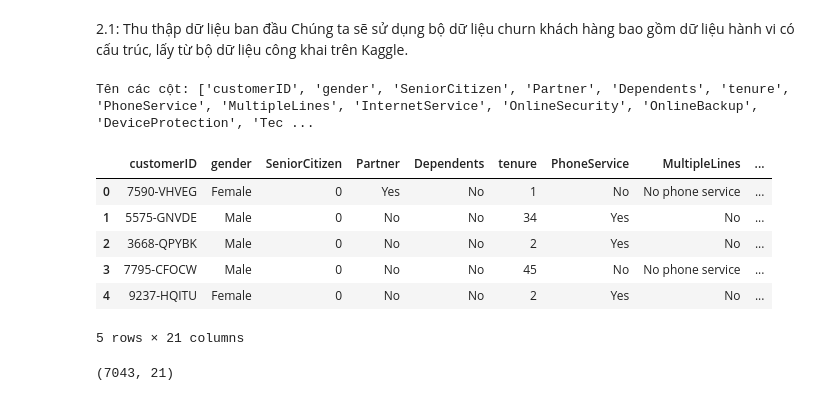
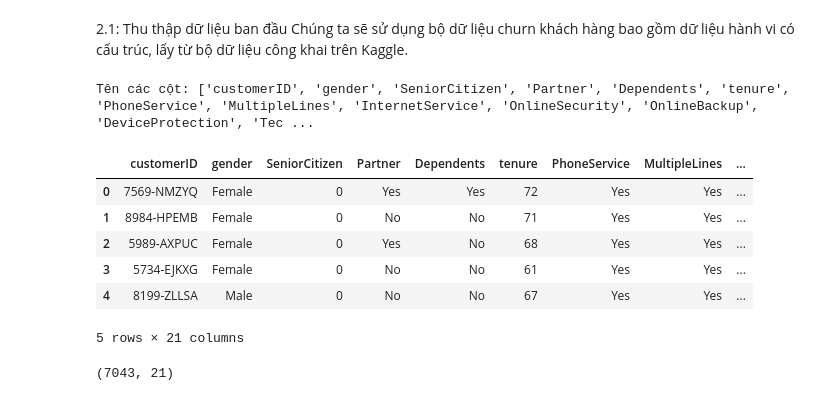
Before and after one commit to xuandieu09-mn/Customer-churn-classification, a Jupyter notebook: notebooks/crisp-dm-methodology-for-a-customer-churn.ipynb, the cells around one changed output. Cells and saved outputs as stored; diff of their text form; code cells hidden in the pictures.

```diff
--- a/notebooks/crisp-dm-methodology-for-a-customer-churn.ipynb
+++ b/notebooks/crisp-dm-methodology-for-a-customer-churn.ipynb
@@ -30,22 +26,21 @@ from sklearn.pipeline import Pipeline
 # %%
-
 import pandas as pd
 
 # Tải bộ dữ liệu Telco Customer Churn gốc được công bố bởi BlastChar
-df = pd.read_csv('../data/WA_Fn-UseC_-Telco-Customer-Churn.csv', encoding='utf-8')
+df = pd.read_csv('../data/Customer_Churn.csv', encoding='utf-8')
 # Hiển thị danh sách tên cột
 print("Tên các cột:", df.columns.tolist())
 
 # Xem trước vài dòng đầu tiên của bộ dữ liệu
 df.head()
 # %% [output]
 Tên các cột: ['customerID', 'gender', 'SeniorCitizen', 'Partner', 'Dependents', 'tenure', 'PhoneService', 'MultipleLines', 'InternetService', 'OnlineSecurity', 'OnlineBackup', 'DeviceProtection', 'Tec ...
 |  | customerID | gender | SeniorCitizen | Partner | Dependents | tenure | PhoneService | MultipleLines | ... |
-| 0 | 7590-VHVEG | Female | 0 | Yes | No | 1 | No | No phone service | ... |
-| 1 | 5575-GNVDE | Male | 0 | No | No | 34 | Yes | No | ... |
-| 2 | 3668-QPYBK | Male | 0 | No | No | 2 | Yes | No | ... |
-| 3 | 7795-CFOCW | Male | 0 | No | No | 45 | No | No phone service | ... |
-| 4 | 9237-HQITU | Female | 0 | No | No | 2 | Yes | No | ... |
+| 0 | 7569-NMZYQ | Female | 0 | Yes | Yes | 72 | Yes | Yes | ... |
+| 1 | 8984-HPEMB | Female | 0 | No | No | 71 | Yes | Yes | ... |
+| 2 | 5989-AXPUC | Female | 0 | Yes | No | 68 | Yes | Yes | ... |
+| 3 | 5734-EJKXG | Female | 0 | No | No | 61 | Yes | Yes | ... |
+| 4 | 8199-ZLLSA | Male | 0 | No | No | 67 | Yes | Yes | ... |
 5 rows × 21 columns
 # %%
 df.shape
```
Also changed, not shown: parts of 22 cells of this notebook, 4 other files.
